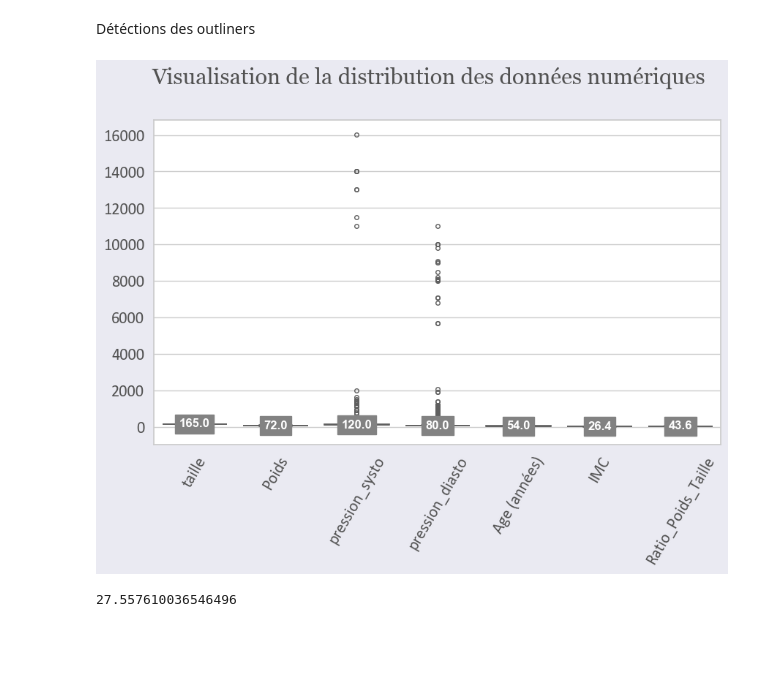
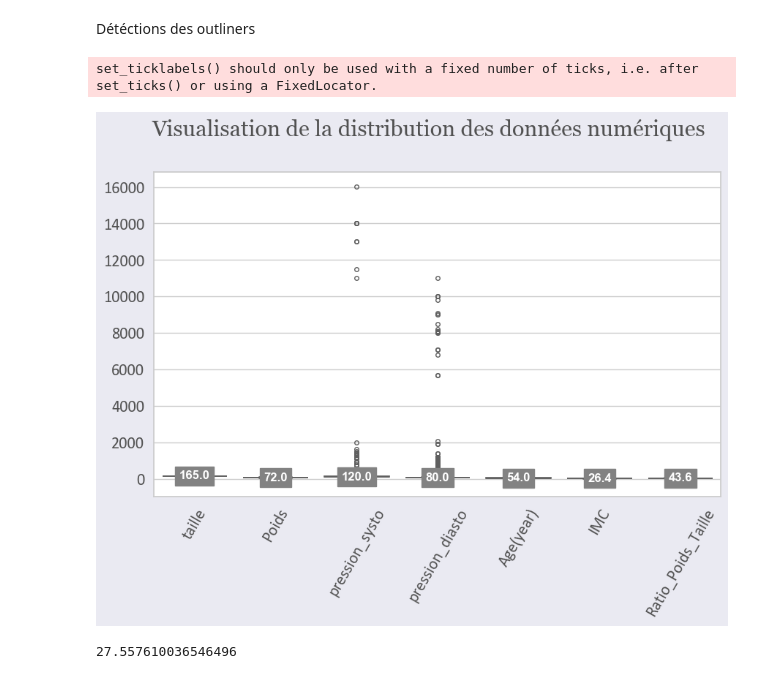
Before and after one commit to alaincrenner/heart_attack, a Jupyter notebook: MaladieCardiaque_SVM.ipynb, the cells around one changed output. Saved outputs shown, nothing was run; the diff lists cells and outputs as text; code cells hidden in the pictures; blank space fills up the shorter version.

```diff
--- a/MaladieCardiaque_SVM.ipynb
+++ b/MaladieCardiaque_SVM.ipynb
@@ -138,8 +94,12 @@ maladie
 70000 rows × 14 columns
 # %% [markdown]
 Binarisation des données
-# %%
-maladie['genre_binaire'] = maladie['genre'].map({'homme': 0, 'femme': 1})
-maladie['conso_alco_binaire'] = maladie['conso_alco'].map({'non': 0, 'oui': 1})
-maladie['fumeur_binaire'] = maladie['fumeur'].map({'non fumeur': 0, 'fumeur': 1})
-maladie['malade_binaire'] = maladie['malade'].map({'non': 0, 'oui': 1})
+# %%
+label_encoder_sex = LabelEncoder()
+label_encoder_bin = LabelEncoder()
+
+# Encodage binaire des données catégorielles
+maladie['genre'] = label_encoder_sex.fit_transform(maladie['genre'])
+maladie['conso_alco'] = label_encoder_bin.fit_transform(maladie['conso_alco'])
+maladie['fumeur'] = label_encoder_bin.fit_transform(maladie['fumeur'])
+maladie['malade'] = label_encoder_bin.fit_transform(maladie['malade'])
@@ -154,16 +152,18 @@ Séparation des individus en tranche d'âge
 # %%
 bins = [0, 18, 35, 50, 70, float('inf')]
 labels = ['0-18', '19-35', '36-50', '51-70', '70+']
-maladie['Age_Categorie'] = pd.cut(maladie['Age (années)'], bins=bins, labels=labels, include_lowest=True)
+maladie['Age_Categorie'] = pd.cut(maladie['Age(year)'], bins=bins, labels=labels, include_lowest=True)
 # %%
 maladie['Ratio_Poids_Taille'] = maladie['Poids'] / (maladie['taille'] / 100)
 # %%
 conditions = [
-    (maladie['pression_systo'] < 120) & (maladie['pression_diasto'] < 80),
-    (maladie['pression_systo'] >= 120) & (maladie['pression_systo'] < 130) & (maladie['pression_diasto'] < 80),
-    (maladie['pression_systo'] >= 130) | (maladie['pression_diasto'] >= 80)
+    (maladie['pression_systo'] < 90) & (maladie['pression_diasto'] < 60),  # Hypotension
+    (maladie['pression_systo'] >= 90) & (maladie['pression_systo'] < 115) & (maladie['pression_diasto'] < 75),  # Hypotension légère
+    (maladie['pression_systo'] >= 115) & (maladie['pression_systo'] < 120) & (maladie['pression_diasto'] < 80),  # Normale
+    (maladie['pression_systo'] >= 120) & (maladie['pression_systo'] < 140) & (maladie['pression_diasto'] < 90),  # Hypertension légère
+    (maladie['pression_systo'] >= 140) | (maladie['pression_diasto'] >= 90)  # Hypertension
 ]
-labels = ['Normale', 'Hypertension Légère', 'Hypertension']
+labels = ['Hypotension', 'Hypotension Légère', 'Normale', 'Hypertension Légère', 'Hypertension']
 maladie['Pression_Arterielle_Categorie'] = np.select(conditions, labels, default='Inconnu')
 # %%
 maladie.head()
@@ -181,7 +180,7 @@ Détéctions des outliners
 # %%
 # Boxplot des outliners
 
-var_num = ['taille', 'Poids', 'pression_systo', 'pression_diasto', "Age (années)", 'IMC', "Ratio_Poids_Taille"]
+var_num = ['taille', 'Poids', 'pression_systo', 'pression_diasto', "Age(year)", 'IMC', "Ratio_Poids_Taille"]
 maladie[var_num] = maladie[var_num].apply(pd.to_numeric, errors='coerce', axis=1)
 
 sns.set(style='whitegrid')
@@ -192,7 +191,7 @@ x = sns.boxplot(data=maladie,
                        palette='Set3',
                        linewidth=1.2,
                        fliersize=2,
-                       order=['taille', 'Poids', 'pression_systo', 'pression_diasto', "Age (années)",'IMC', "Ratio_Poids_Taille"],
+                       order=['taille', 'Poids', 'pression_systo', 'pression_diasto', "Age(year)",'IMC', "Ratio_Poids_Taille"],
                        flierprops=dict(marker='o', markersize=4))
 
 font_color = '#525252'
@@ -204,34 +203,35 @@ for label in (ax.get_xticklabels() + ax.get_yticklabels()):
 
 title = 'Visualisation de la distribution des données numériques'
 fig.suptitle(title, y=.97, fontsize=22, color=font_color, **csfont)
 plt.subplots_adjust(top=0.85)
 
 for i, box in enumerate(ax.artists):
          col = box.get_facecolor()
          plt.setp(ax.lines[i*6+5], mfc=col, mec=col)
 
 lines = ax.get_lines()
 categories = ax.get_xticks()
 
 for cat in categories:
     y = round(lines[4+cat*6].get_ydata()[0],1)
     ax.text(
         cat,
         y,
         f'{y}',
         ha='center',
         va='center',
         fontweight='semibold',
         size=12,
         color='white',
         bbox=dict(facecolor='#828282', edgecolor='#828282')
 )
 
 ax.set_xticklabels(ax.get_xticklabels(), rotation=60)
 
 plt.show()
 # %% [output]
+set_ticklabels() should only be used with a fixed number of ticks, i.e. after set_ticks() or using a FixedLocator.
-[figure, old version]
+[figure, new version]
 # %%
 maladie["IMC"].mean()
 # %% [output]
```
Also changed, not shown: parts of 28 cells of this notebook.
